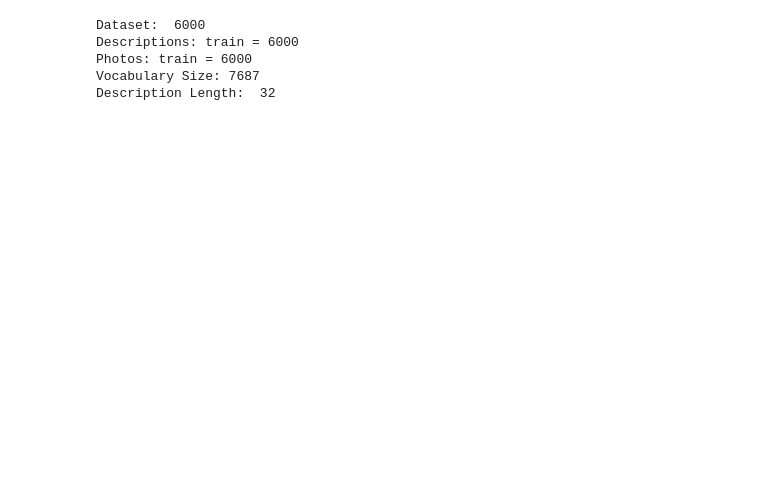
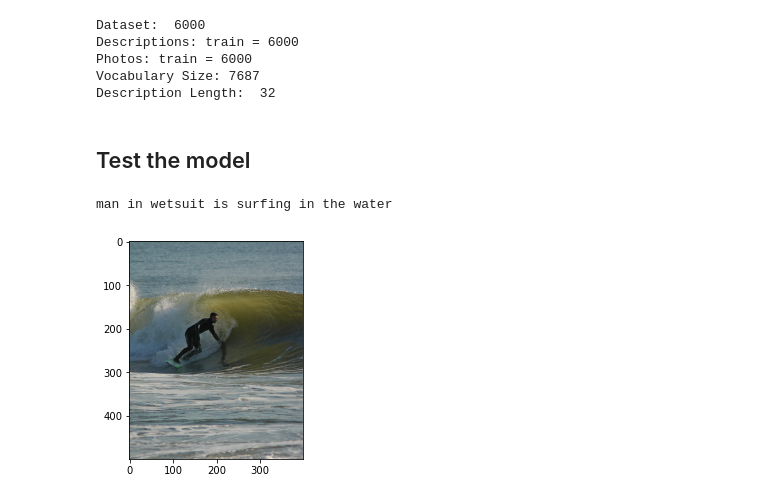
Before and after one commit to Kataraduo/aml-final, a Jupyter notebook: notebooks/01-Baseline.ipynb, the cells around one changed output. Drawn from its saved outputs; the diff is of its cells as text; code cells hidden in the pictures; blank space fills up the shorter version.

Commit message:
update baseline model

```diff
--- a/notebooks/01-Baseline.ipynb
+++ b/notebooks/01-Baseline.ipynb
@@ -97,3 +78,6 @@ save_img_captions(img_captions, os.path.join(DATASET_INTERIM, 'captions.txt'))
+# %%
+with open(os.path.join(DATASET_INTERIM, 'captions.json'), 'rb') as file:
+    img_captions = json.load(file)
 # %% [markdown]
 ## Extracting the features from images
 # %%
@@ -175,23 +160,26 @@ train: 6000 | dev: 1000 | test: 1091
 # %%
-def get_captions(img_captions, mode="train", dataset=dataset):
+def get_captions(img_captions, mode, dataset):
     """
-    Generate an img-captions dictionary with images from a specifc dataset
+    Generate an img-captions dictionary with images in a specific dataset
 
-    Reture:
+    Return:
         A dictionary (img filename: <start> caption <end>
     """
     captions = dict()
     for img_name in img_captions:
         if img_name in dataset[mode]:
-            captions[img_name] = [
-                f"<start> {caption} <end>"
-                for caption in img_captions[img_name]
-            ]
+            captions[img_name] = img_captions[img_name]
 
     return captions
 
 
-def get_img_features(img_features, mode="train", dataset=dataset):
+def get_img_features(img_features, mode, dataset):
+    """
+    Get the extracted features for images in a specific dataset
+
+    Return:
+        A dictionary (img filename: <start> caption <end>
+    """
     features = dict()
     for img_name in img_features:
         if img_name in dataset[mode]:
@@ -336,3 +326,5 @@ Descriptions: train = 6000
 Photos: train = 6000
 Vocabulary Size: 7687
 Description Length:  32
+# %% [markdown]
+## Test the model
@@ -338,0 +381,25 @@ Description Length:  32
+# %%
+def infer(img_idx, xception_model, model, tokenizer, img_feature, max_length):
+    img_path = os.path.join(DATASET_RAW, 'Images', dataset['test'][img_idx])
+    img_feature = extract_features(img_path, xception_model)
+    # Extract the image features
+    generated_caption = generate_caption(
+        model, tokenizer, img_feature, max_length
+    )
+    # Print the caption and show the image
+    print(generated_caption)
+    img = Image.open(img_path)
+    plt.imshow(img)
+# %%
+# Load the model and tokenizer
+max_length = 32
+tokenizer = load(
+    open(os.path.join(DATASET_INTERIM, "tokenizer.pkl"), "rb")
+)
+model = load_model(os.path.join(CHECKPOINTS, 'baseline_9.h5'))
+xception_model = Xception(include_top=False, pooling="avg")
+# %%
+infer(433, xception_model, model, tokenizer, img_feature, max_length)
+# %% [output]
+man in wetsuit is surfing in the water
+[figure, added]
```
Also changed, not shown: parts of 21 cells of this notebook, 11 other files.
